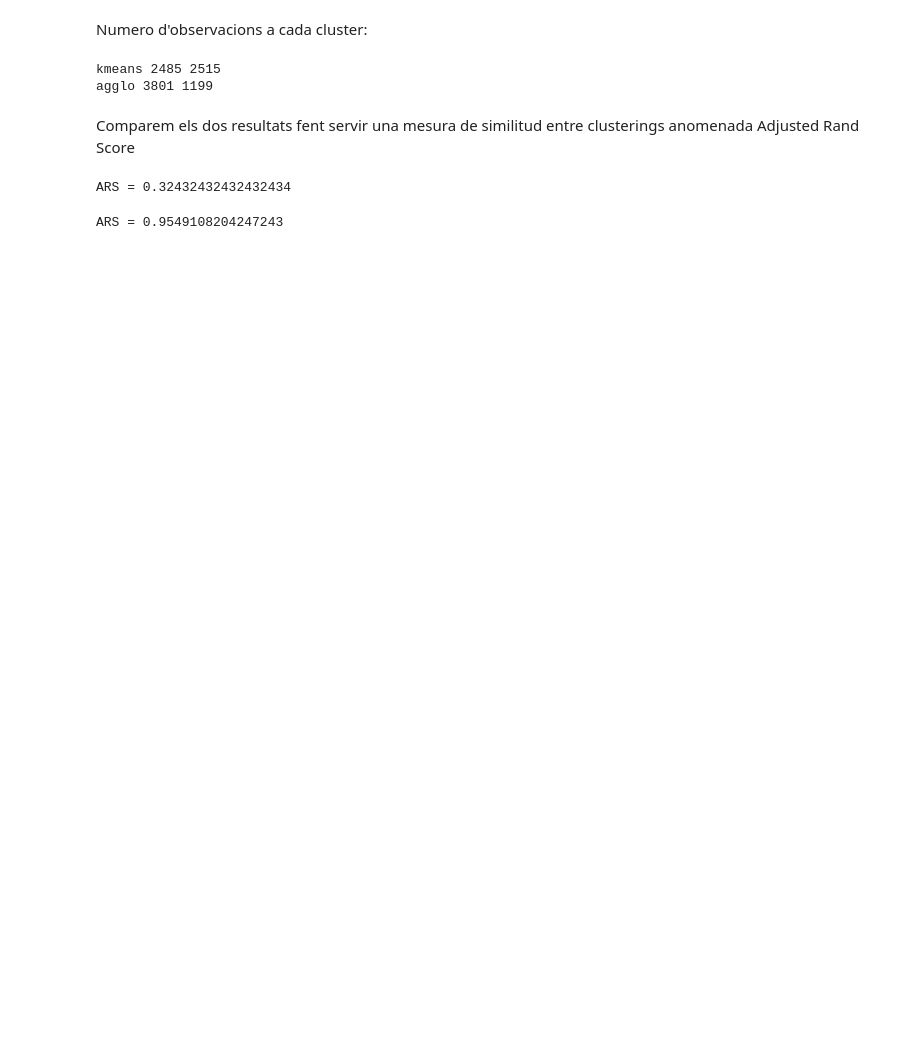
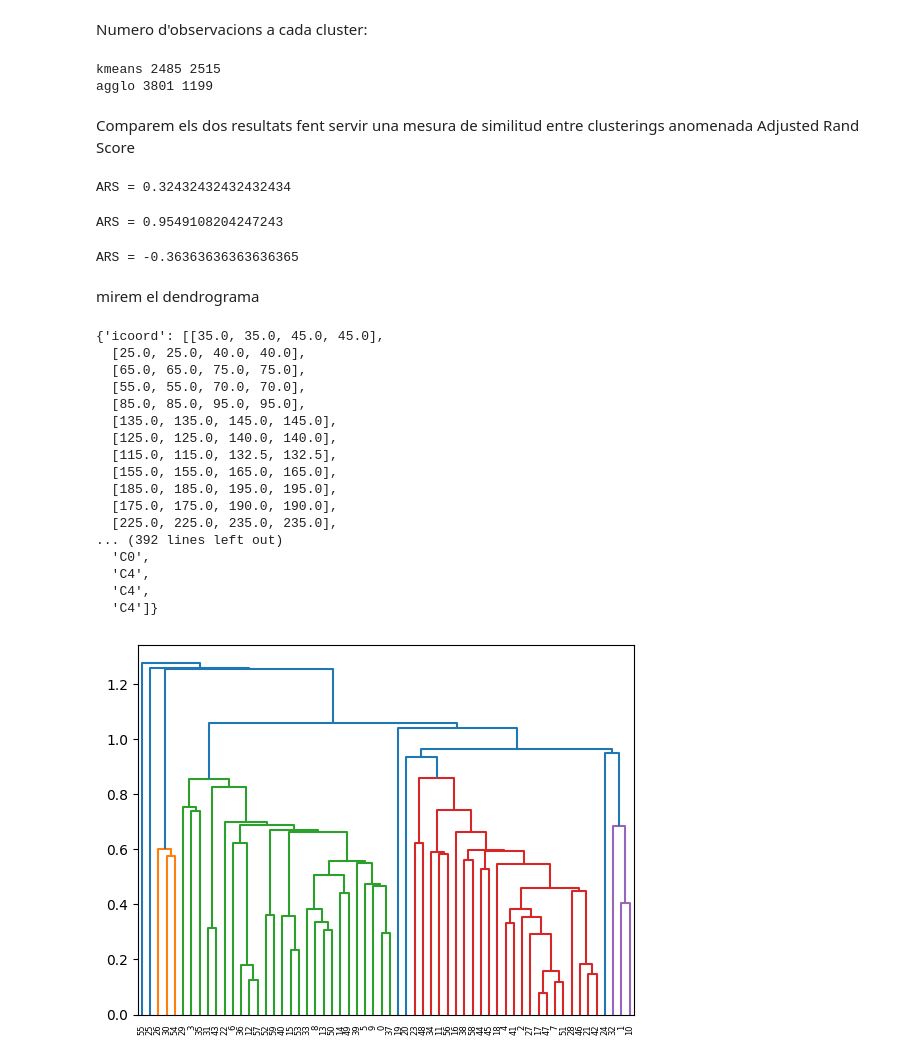
Before and after one commit to raulbenitez/introAI_ICE, a Jupyter notebook: moons_agglo_kmeans.ipynb, the cells around one changed output. Cells and saved outputs as stored; diff of their text form; code cells hidden in the pictures; blank space fills up the shorter version.

```diff
--- a/moons_agglo_kmeans.ipynb
+++ b/moons_agglo_kmeans.ipynb
@@ -58,3 +58,36 @@ ARS = adjusted_rand_score(agglo,kmeans)
 print('ARS = {}'.format(ARS))
 # %% [output]
 ARS = 0.9549108204247243
+# %%
+v1 = [0,2,1,2,1,0]
+v2 = [1,1,1,0,0,0]
+
+ARS = adjusted_rand_score(v1,v2)
+print('ARS = {}'.format(ARS))
+# %% [output]
+ARS = -0.36363636363636365
+# %% [markdown]
+mirem el dendrograma
+# %%
+from scipy.cluster.hierarchy import dendrogram, linkage
+Z = linkage(X)
+dendrogram(Z)
+# %% [output]
+{'icoord': [[35.0, 35.0, 45.0, 45.0],
+  [25.0, 25.0, 40.0, 40.0],
+  [65.0, 65.0, 75.0, 75.0],
+  [55.0, 55.0, 70.0, 70.0],
+  [85.0, 85.0, 95.0, 95.0],
+  [135.0, 135.0, 145.0, 145.0],
+  [125.0, 125.0, 140.0, 140.0],
+  [115.0, 115.0, 132.5, 132.5],
+  [155.0, 155.0, 165.0, 165.0],
+  [185.0, 185.0, 195.0, 195.0],
+  [175.0, 175.0, 190.0, 190.0],
+  [225.0, 225.0, 235.0, 235.0],
+... (392 lines left out)
+  'C0',
+  'C4',
+  'C4',
+  'C4']}
+[figure, added]
```
Also changed, not shown: parts of 1 cell of this notebook.
